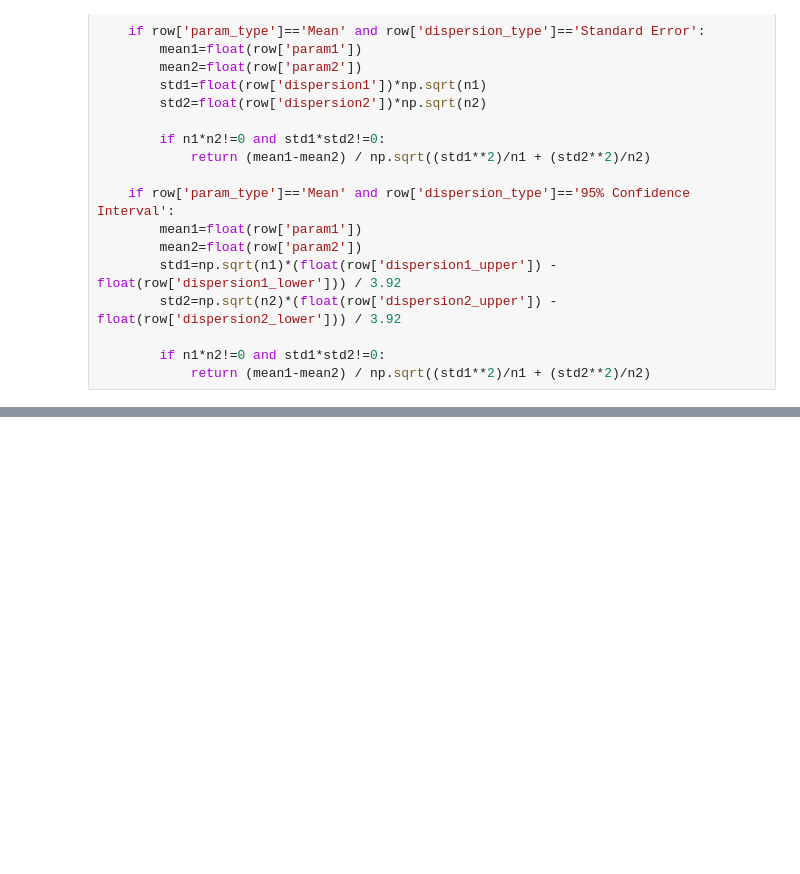
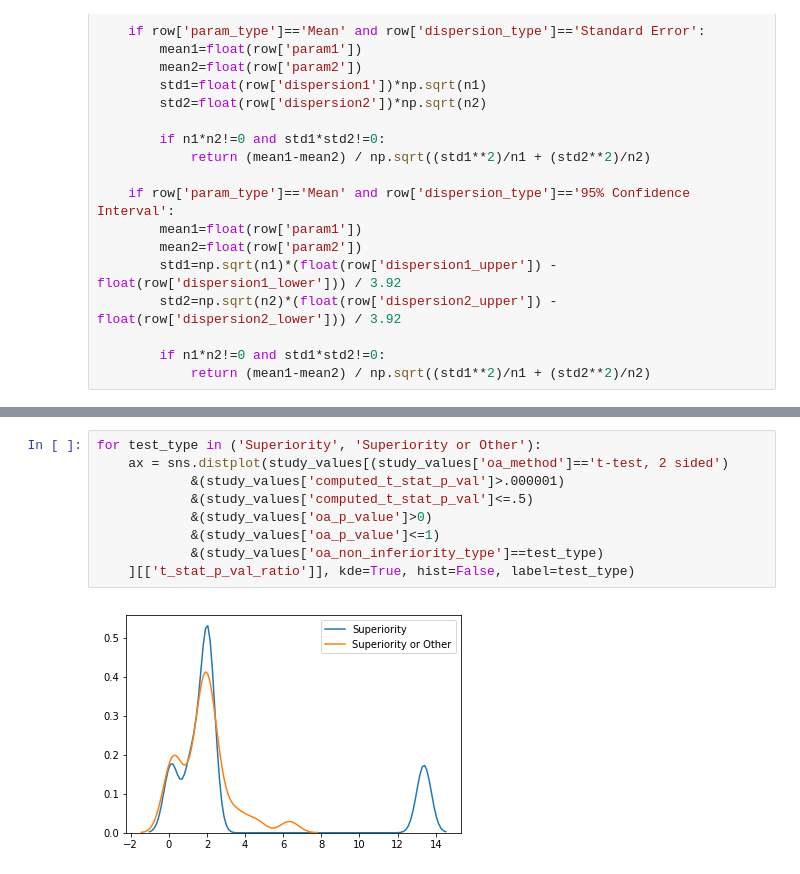
Before and after one commit to sylvaingchassang/trial-explorer, a Jupyter notebook: notebooks/BalanceMethod2 - P values.ipynb, the cells around one changed output, grey strips where cells are left out. Cells and saved outputs as stored; diff of their text form; blank space fills up the shorter version.

```diff
--- a/notebooks/BalanceMethod2 - P values.ipynb
+++ b/notebooks/BalanceMethod2 - P values.ipynb
@@ -424,0 +433,11 @@ study_values.shape
+# %%
+for test_type in ('Superiority', 'Superiority or Other'):
+    ax = sns.distplot(study_values[(study_values['oa_method']=='t-test, 2 sided')
+            &(study_values['computed_t_stat_p_val']>.000001)
+            &(study_values['computed_t_stat_p_val']<=.5)
+            &(study_values['oa_p_value']>0)
+            &(study_values['oa_p_value']<=1)
+            &(study_values['oa_non_inferiority_type']==test_type)
+    ][['t_stat_p_val_ratio']], kde=True, hist=False, label=test_type)
+# %% [output]
+[figure, added]
```
Also changed, not shown: parts of 43 cells of this notebook.
